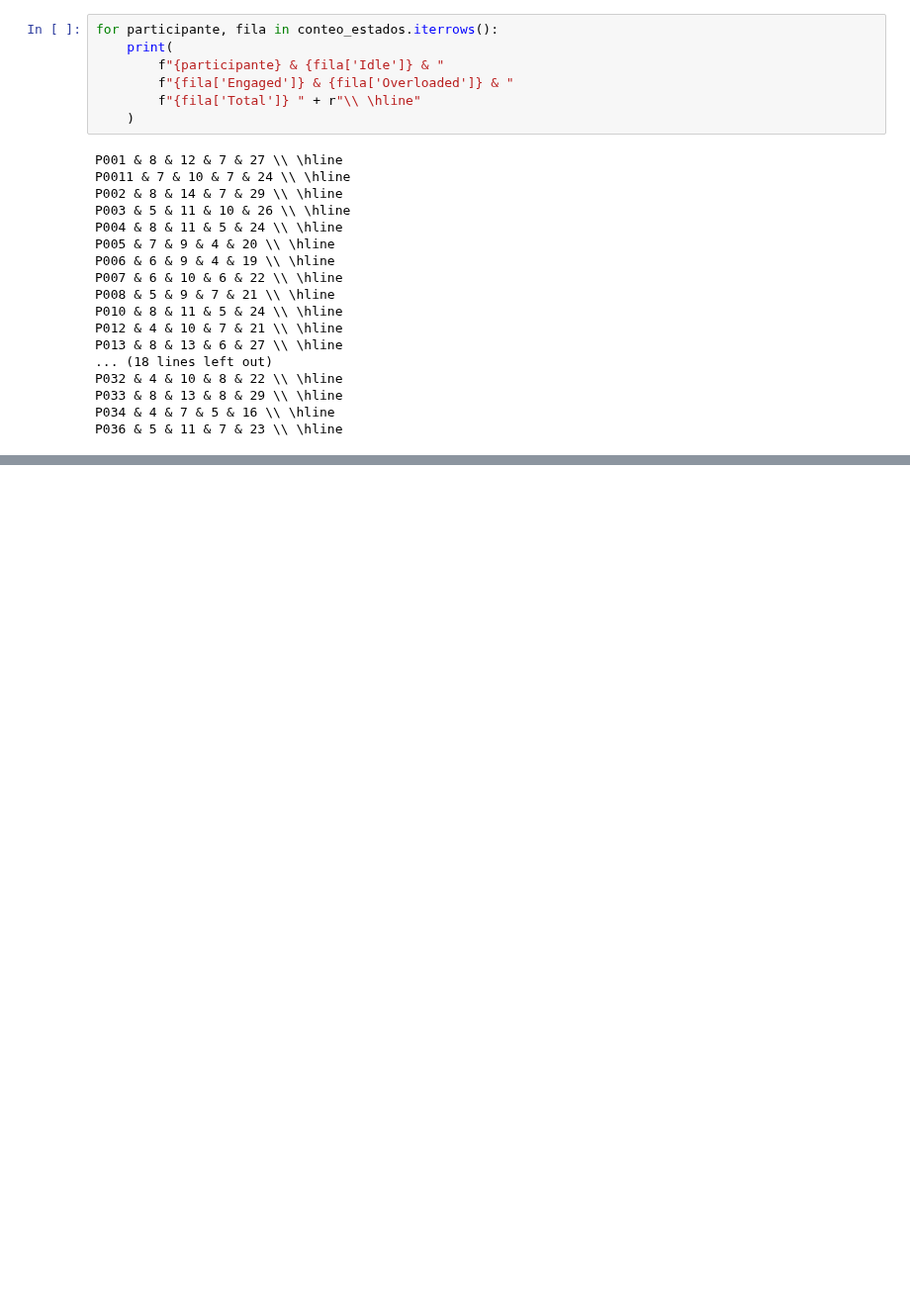
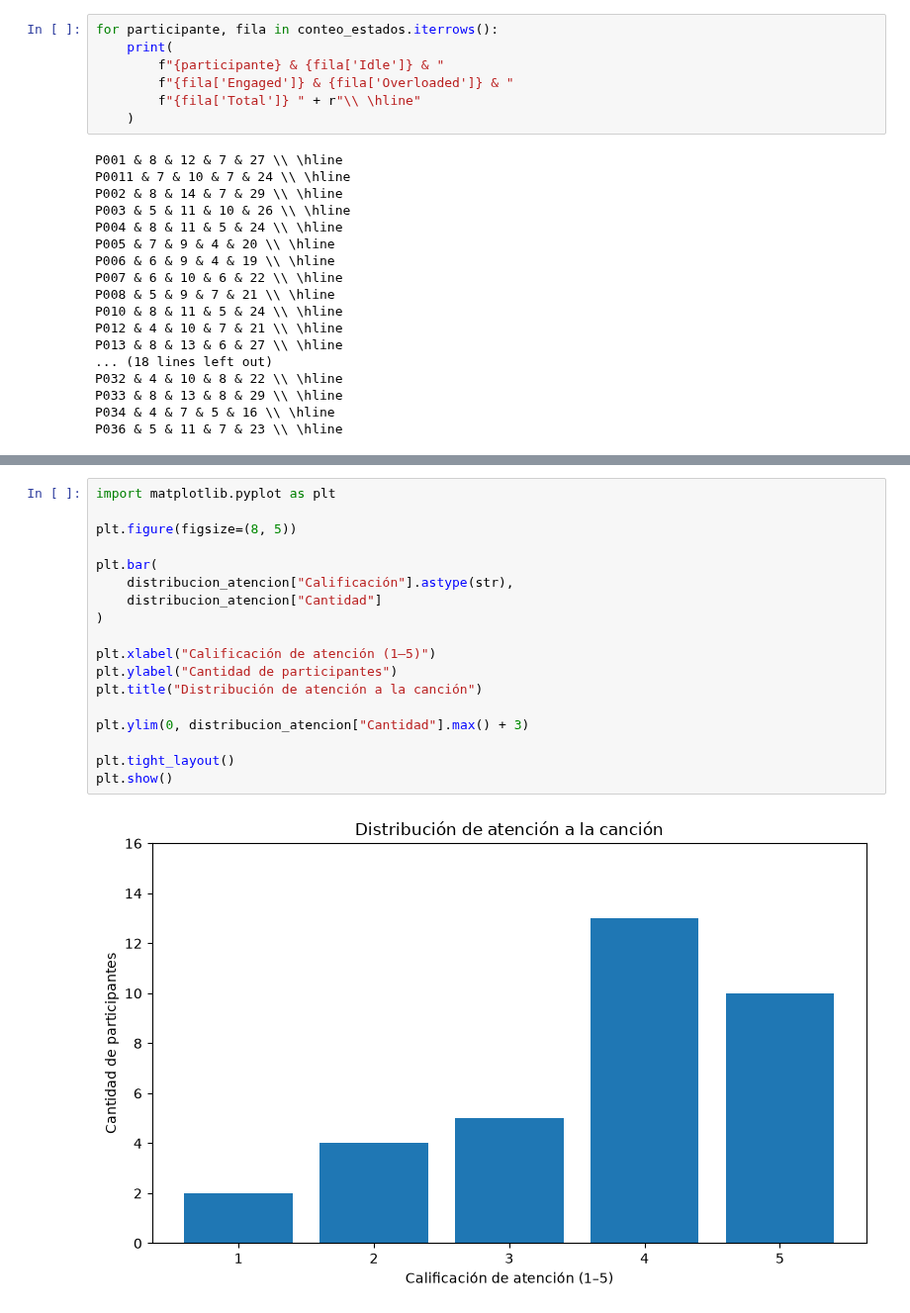
Before and after one commit to DiegoGarV/PGL, a Jupyter notebook: raw results/analisis.ipynb, the cells around one changed output, grey strips where cells are left out. Shown at 99% size. Cells and saved outputs as stored; diff of their text form; blank space fills up the shorter version.

```diff
--- a/raw results/analisis.ipynb
+++ b/raw results/analisis.ipynb
@@ -369,0 +1090,20 @@ P036 & 5 & 11 & 7 & 23 \\ \hline
+# %%
+import matplotlib.pyplot as plt
+
+plt.figure(figsize=(8, 5))
+
+plt.bar(
+    distribucion_atencion["Calificación"].astype(str),
+    distribucion_atencion["Cantidad"]
+)
+
+plt.xlabel("Calificación de atención (1–5)")
+plt.ylabel("Cantidad de participantes")
+plt.title("Distribución de atención a la canción")
+
+plt.ylim(0, distribucion_atencion["Cantidad"].max() + 3)
+
+plt.tight_layout()
+plt.show()
+# %% [output]
+[figure, added]
```
Also changed, not shown: parts of 34 cells of this notebook, 50 other files.
